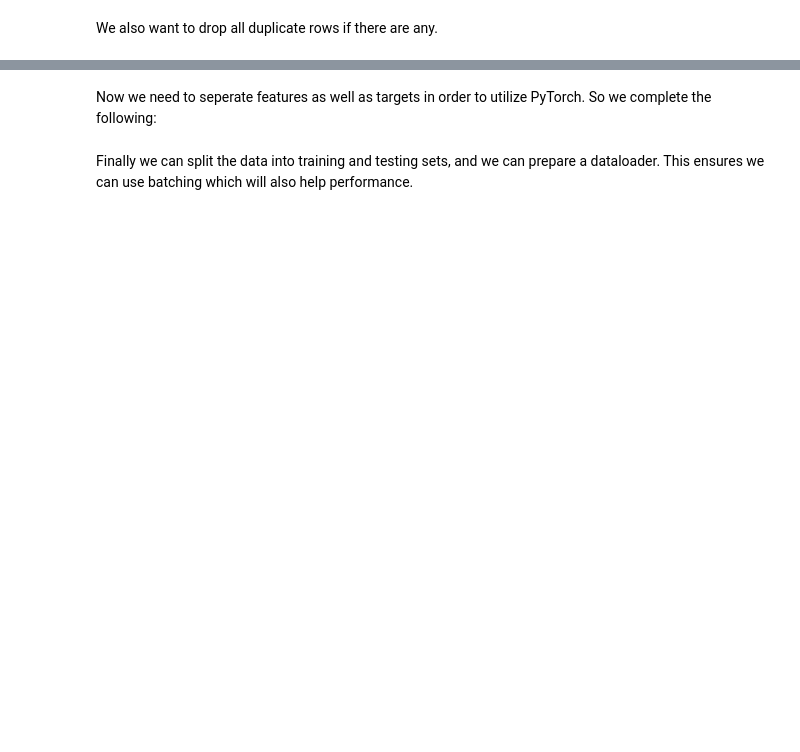
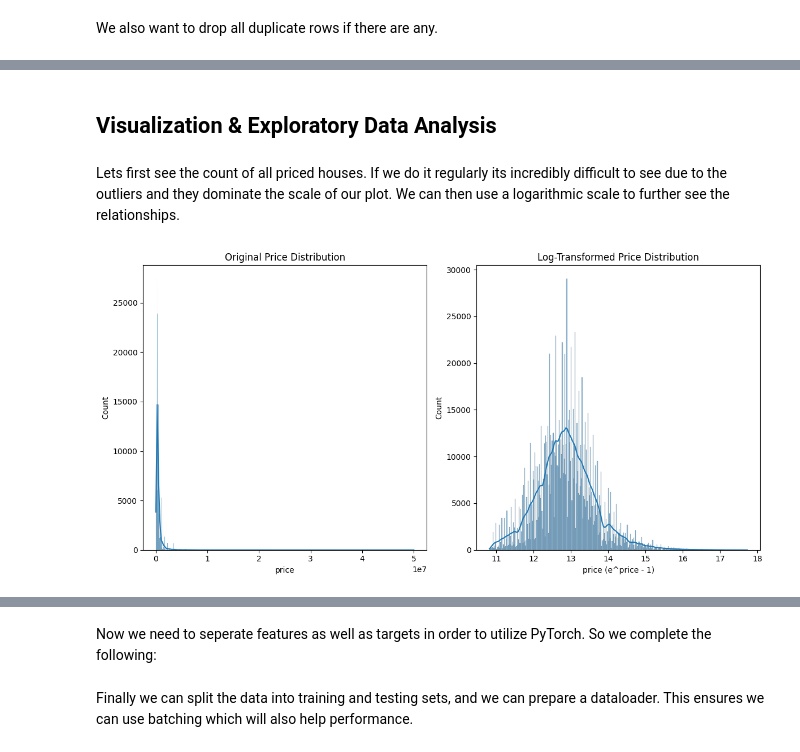
Before and after one commit to sandeepv6/house-prediction-tool, a Jupyter notebook: model/my_model.ipynb, the cells around one changed output, grey strips where cells are left out. Cells and saved outputs as stored; diff of their text form; code cells hidden in the pictures; blank space fills up the shorter version.

```diff
--- a/model/my_model.ipynb
+++ b/model/my_model.ipynb
@@ -92,0 +96,3 @@ print(df)
+# %%
+df = df.dropna()
+df
@@ -94,6 +114,5 @@ print(df)
 We also want to drop all duplicate rows if there are any.
 # %%
 df = df.drop_duplicates()
-df = df.reset_index(drop=True)
-print(df)
+df
 # %% [output]
@@ -119,10 +131,0 @@ Then we can start to encode any categorical values to unique numerical values. T
-# %%
-# Integer encoding all categorical variables
-city_mapping = {city: idx for idx, city in enumerate(df['city'].unique())}
-state_mapping = {state: idx for idx, state in enumerate(df['state'].unique())}
-zip_mapping = {zipp: idx for idx, zipp in enumerate(df['zip_code'].unique())}
-df['city'] = df['city'].map(city_mapping)
-df['state'] = df['state'].map(state_mapping)
-df['zip_code'] = df['zip_code'].map(zip_mapping)
-
-print(df)
@@ -143,0 +134,3 @@ print(df)
+# %%
+df = df[(df['bed'] < 10) & (df['bath'] < 10) & (df['price'] > 50000) & (df['price'] < 50000000)]
+df
@@ -143,0 +151,26 @@ print(df)
+# %% [markdown]
+## Visualization & Exploratory Data Analysis
+# %% [markdown]
+Lets first see the count of all priced houses. If we do it regularly its incredibly difficult to see due to the outliers and they dominate the scale of our plot. We can then use a logarithmic scale to further see the relationships.
+# %%
+# Apply log transformation to Price
+prices = np.log1p(df['price'])  # log1p handles log(1 + x), avoiding log(0)
+
+# Visualize the original and transformed distributions
+plt.figure(figsize=(12, 6))
+
+# Original Price Distribution
+plt.subplot(1, 2, 1)
+sns.histplot(df['price'], kde=True)
+plt.title('Original Price Distribution')
+
+# Log-Transformed Price Distribution
+plt.subplot(1, 2, 2)
+sns.histplot(prices, kde=True)
+plt.title('Log-Transformed Price Distribution')
+plt.xlabel("price (e^price - 1)")
+
+plt.tight_layout()
+plt.show()
+# %% [output]
+[figure, added]
```
Also changed, not shown: parts of 53 cells of this notebook, 3 other files.
